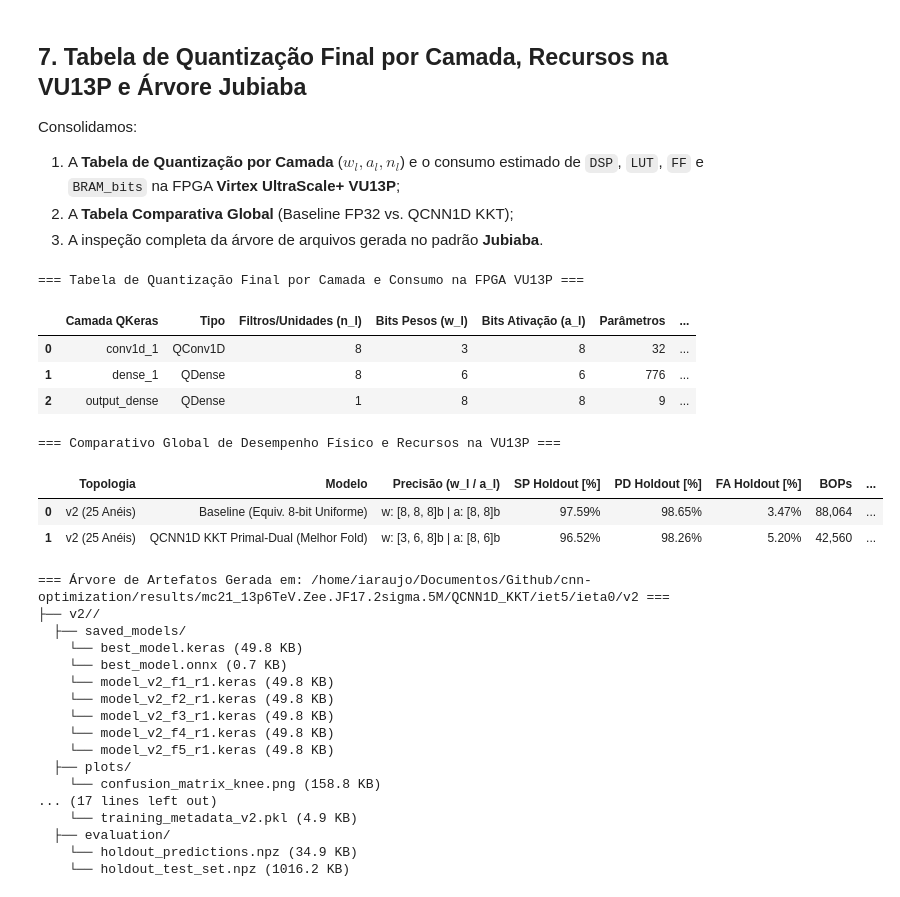
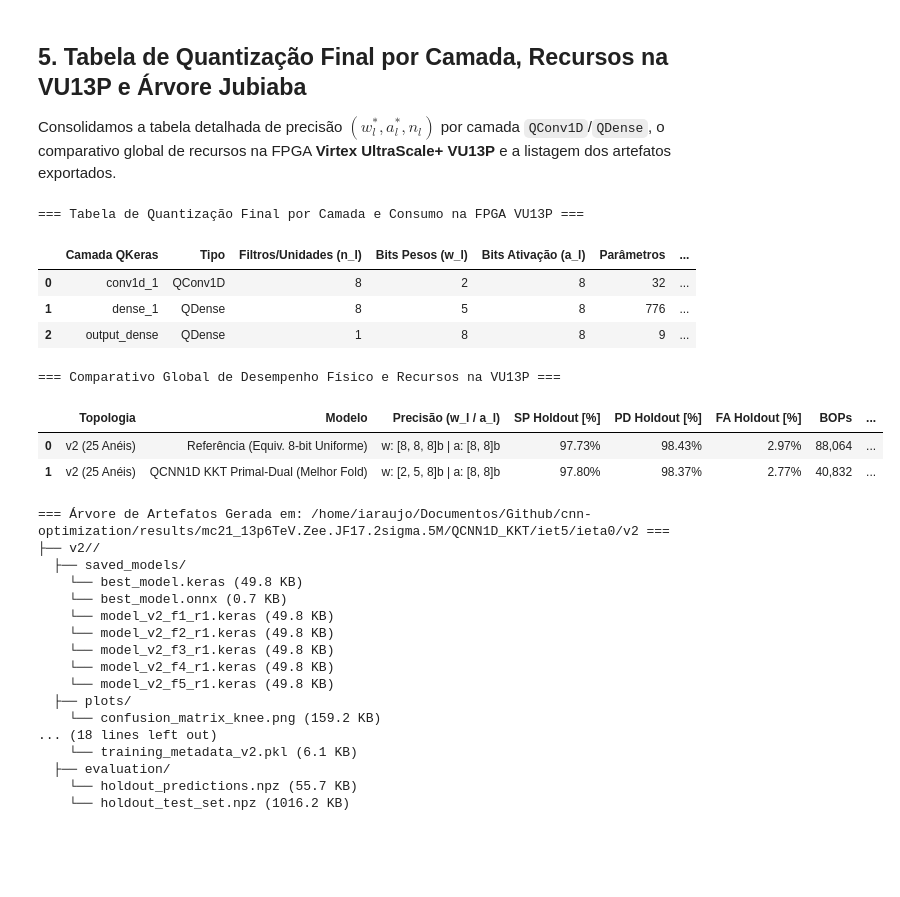
Before and after one commit to Felipe-Freire/cnn-optimization, a Jupyter notebook: notebooks/01_quantized_cnn1d_optimization.ipynb, the cells around one changed output. Cells and saved outputs as stored; diff of their text form; code cells hidden in the pictures; blank space fills up the shorter version.

Commit message:
feat(notebooks): execute streamlined 3-stage QKeras-VU13P-Lagrange/KKT pipeline with warm-start QAT

```diff
--- a/notebooks/01_quantized_cnn1d_optimization.ipynb
+++ b/notebooks/01_quantized_cnn1d_optimization.ipynb
@@ -440,9 +429,8 @@ best_overall_sp = -1.0
 best_fold_idx = 1
 best_qmodel = None
 best_history_dict = None
-best_val_threshold = 0.5
 
-print(f"Iniciando {N_SPLITS}-Fold Cross-Validation para QCNN1D_KKT (v{VERSION} - {input_dim} anéis)...")
+print(f"Iniciando {N_SPLITS}-Fold Cross-Validation para QCNN1D_KKT (w={kkt_weights_bits}, a={kkt_act_bits})...")
 
 for fold_idx, (tr_idx, val_idx) in enumerate(skf.split(X_dev, y_dev), start=1):
     X_tr_f, y_tr_f = X_dev[tr_idx], y_dev[tr_idx]
@@ -457,24 +445,27 @@ for fold_idx, (tr_idx, val_idx) in enumerate(skf.split(X_dev, y_dev), start=1):
         act_bits=kkt_act_bits,
         learning_rate=1e-3,
     )
+    transfer_weights_to_qmodel(model_fp32, qmodel_f)
 
     sp_cb_f = SPCallback(val_data=(X_val_f, y_val_f), patience=8, verbose=False)
+    lr_sched_f = keras.callbacks.ReduceLROnPlateau(
+        monitor="val_loss", factor=0.5, patience=3, min_lr=1e-5, verbose=0
+    )
+
     hist_f = qmodel_f.fit(
         X_tr_f, y_tr_f,
         validation_data=(X_val_f, y_val_f),
         epochs=EPOCHS_CV,
         batch_size=512,
-        callbacks=[sp_cb_f],
+        callbacks=[sp_cb_f, lr_sched_f],
         verbose=0,
     )
     sp_cb_f.restore_best_weights()
 
-    # Salvar modelo do fold na estrutura Jubiaba
     fold_model_path = exporter.save_fold_model(qmodel_f, fold=fold_idx, repeat=1)
 
-    # Predições na validação do fold
     y_val_pred = qmodel_f.predict(X_val_f, batch_size=2048, verbose=0).ravel()
-    sp_f, pd_f, fa_f, thresh_f, knee_idx = compute_sp_with_threshold(y_val_f, y_val_pred)
+    sp_f, pd_f, fa_f, thresh_f, _ = compute_sp_with_threshold(y_val_f, y_val_pred)
     fa_curve, pd_curve, _ = roc_curve(y_val_f, y_val_pred)
     auc_f = float(auc(fa_curve, pd_curve))
 
@@ -515,7 +506,6 @@ for fold_idx, (tr_idx, val_idx) in enumerate(skf.split(X_dev, y_dev), start=1):
         best_fold_idx = fold_idx
         best_qmodel = qmodel_f
         best_history_dict = hist_f.history
-        best_val_threshold = thresh_f
 
 cv_df = pd.DataFrame(cv_records)
 print(f"\nMelhor Fold: #{best_fold_idx} com SP = {best_overall_sp*100:.2f}%")
@@ -524,7 +514,7 @@ print(
     f"PD = {cv_df['pd_knee'].mean()*100:.2f}% | FA = {cv_df['fa_knee'].mean()*100:.2f}%"
 )
 
-# Avaliação final do melhor modelo no conjunto Holdout isolado
+# Avaliação Final no Holdout Isolado
 y_pred_holdout = best_qmodel.predict(X_holdout, batch_size=2048, verbose=0).ravel()
 sp_ho, pd_ho, fa_ho, thresh_ho, _ = compute_sp_with_threshold(y_holdout, y_pred_holdout)
 hw_qkeras_kkt = compute_model_hardware_costs(
@@ -536,11 +526,11 @@ print(f"  • SP = {sp_ho*100:.2f}% | PD = {pd_ho*100:.2f}% | FA = {fa_ho*100:.2
 print(f"  • Hardware: {hw_qkeras_kkt['total_bops']:,} BOPs | {hw_qkeras_kkt['total_macs']:,} MACs | {hw_qkeras_kkt['total_params']} Parâmetros")
 print(f"  • Recursos VU13P: {hw_qkeras_kkt['vu13p_resources']}")
 
-# Persistência completa dos artefatos no padrão Jubiaba
-best_model_paths = exporter.save_best_model(best_qmodel, input_dim=input_dim)
-history_paths = exporter.save_history(best_history_dict)
-eval_paths = exporter.save_evaluation_splits(X_holdout, y_holdout, y_pred_holdout, threshold=thresh_ho)
-meta_paths = exporter.save_metadata(
+# Exportação Hierárquica Jubiaba
+exporter.save_best_model(best_qmodel, input_dim=input_dim)
+exporter.save_history(best_history_dict)
+exporter.save_evaluation_splits(X_holdout, y_holdout, y_pred_holdout, threshold=thresh_ho)
+exporter.save_metadata(
     training_results=training_results_metadata,
     cv_df=cv_df,
     kkt_result=kkt_result,
@@ -758,17 +682,12 @@ p_pareto = plot_pareto_and_roc_duel(
 # %% [markdown]
-## 7. Tabela de Quantização Final por Camada, Recursos na VU13P e Árvore Jubiaba
+## 5. Tabela de Quantização Final por Camada, Recursos na VU13P e Árvore Jubiaba
 
-Consolidamos:
-1. A **Tabela de Quantização por Camada** ($w_l, a_l, n_l$) e o consumo estimado de `DSP`, `LUT`, `FF` e `BRAM_bits` na FPGA **Virtex UltraScale+ VU13P**;
-2. A **Tabela Comparativa Global** (Baseline FP32 vs. QCNN1D KKT);
-3. A inspeção completa da árvore de arquivos gerada no padrão **Jubiaba**.
+Consolidamos a tabela detalhada de precisão $(w_l^*, a_l^*, n_l)$ por camada `QConv1D`/`QDense`, o comparativo global de recursos na FPGA **Virtex UltraScale+ VU13P** e a listagem dos artefatos exportados.
 # %%
-# 1. Tabela de Quantização Final por Camada (QKeras KKT na VU13P)
 layer_quant_rows = []
 for item in hw_qkeras_kkt["breakdown"]:
-    lname = item["layer_name"]
     layer_quant_rows.append({
-        "Camada QKeras": lname,
+        "Camada QKeras": item["layer_name"],
         "Tipo": item["layer_type"],
         "Filtros/Unidades (n_l)": item["units"],
         "Bits Pesos (w_l)": item["b_w"],
@@ -786,14 +705,13 @@ df_layer_quant = pd.DataFrame(layer_quant_rows)
 print("=== Tabela de Quantização Final por Camada e Consumo na FPGA VU13P ===")
 display(df_layer_quant)
 
-# 2. Tabela Síntese Global
 res_fp32_8b = hw_fp32["vu13p_resources"]
 res_kkt = hw_qkeras_kkt["vu13p_resources"]
 
 summary_df = pd.DataFrame([
     {
         "Topologia": f"v{VERSION} ({input_dim} Anéis)",
-        "Modelo": "Baseline (Equiv. 8-bit Uniforme)",
+        "Modelo": "Referência (Equiv. 8-bit Uniforme)",
         "Precisão (w_l / a_l)": "w: [8, 8, 8]b | a: [8, 8]b",
         "SP Holdout [%]": f"{sp_fp32_ho*100:.2f}%",
         "PD Holdout [%]": f"{pd_fp32_ho*100:.2f}%",
@@ -811,37 +729,37 @@ summary_df = pd.DataFrame([
         "SP Holdout [%]": f"{sp_ho*100:.2f}%",
         "PD Holdout [%]": f"{pd_ho*100:.2f}%",
         "FA Holdout [%]": f"{fa_ho*100:.2f}%",
         "BOPs": f"{hw_qkeras_kkt['total_bops']:,}",
         "VU13P DSPs": int(res_kkt["DSP"]),
         "VU13P LUTs": f"{res_kkt['LUT']:,.0f}",
         "VU13P FFs": f"{res_kkt['FF']:,.0f}",
         "VU13P BRAM [bits]": f"{res_kkt['BRAM_bits']:,.0f}",
     },
 ])
 print("\n=== Comparativo Global de Desempenho Físico e Recursos na VU13P ===")
 display(summary_df)
 
 print(f"\n=== Árvore de Artefatos Gerada em: {exporter.base_dir} ===")
 for root, dirs, files in os.walk(exporter.base_dir):
     level = root.replace(exporter.base_dir, "").count(os.sep)
     indent = "  " * level
     folder_name = os.path.basename(root) if level > 0 else f"v{VERSION}/"
     print(f"{indent}├── {folder_name}/")
     subindent = "  " * (level + 1)
     for f_name in sorted(files):
         f_path = os.path.join(root, f_name)
         size_kb = os.path.getsize(f_path) / 1024.0
         print(f"{subindent}└── {f_name} ({size_kb:.1f} KB)")
 # %% [output]
 === Tabela de Quantização Final por Camada e Consumo na FPGA VU13P ===
 |  | Camada QKeras | Tipo | Filtros/Unidades (n_l) | Bits Pesos (w_l) | Bits Ativação (a_l) | Parâmetros | ... |
-| 0 | conv1d_1 | QConv1D | 8 | 3 | 8 | 32 | ... |
-| 1 | dense_1 | QDense | 8 | 6 | 6 | 776 | ... |
+| 0 | conv1d_1 | QConv1D | 8 | 2 | 8 | 32 | ... |
+| 1 | dense_1 | QDense | 8 | 5 | 8 | 776 | ... |
 | 2 | output_dense | QDense | 1 | 8 | 8 | 9 | ... |
 === Comparativo Global de Desempenho Físico e Recursos na VU13P ===
 |  | Topologia | Modelo | Precisão (w_l / a_l) | SP Holdout [%] | PD Holdout [%] | FA Holdout [%] | BOPs | ... |
-| 0 | v2 (25 Anéis) | Baseline (Equiv. 8-bit Uniforme) | w: [8, 8, 8]b | a: [8, 8]b | 97.59% | 98.65% | 3.47% | 88,064 | ... |
-| 1 | v2 (25 Anéis) | QCNN1D KKT Primal-Dual (Melhor Fold) | w: [3, 6, 8]b | a: [8, 6]b | 96.52% | 98.26% | 5.20% | 42,560 | ... |
+| 0 | v2 (25 Anéis) | Referência (Equiv. 8-bit Uniforme) | w: [8, 8, 8]b | a: [8, 8]b | 97.73% | 98.43% | 2.97% | 88,064 | ... |
+| 1 | v2 (25 Anéis) | QCNN1D KKT Primal-Dual (Melhor Fold) | w: [2, 5, 8]b | a: [8, 8]b | 97.80% | 98.37% | 2.77% | 40,832 | ... |
 === Árvore de Artefatos Gerada em: /home/iaraujo/Documentos/Github/cnn-optimization/results/mc21_13p6TeV.Zee.JF17.2sigma.5M/QCNN1D_KKT/iet5/ieta0/v2 ===
 ├── v2//
   ├── saved_models/
@@ -853,9 +771,9 @@ for root, dirs, files in os.walk(exporter.base_dir):
     └── model_v2_f4_r1.keras (49.8 KB)
     └── model_v2_f5_r1.keras (49.8 KB)
   ├── plots/
-    └── confusion_matrix_knee.png (158.8 KB)
-... (17 lines left out)
-    └── training_metadata_v2.pkl (4.9 KB)
+    └── confusion_matrix_knee.png (159.2 KB)
+... (18 lines left out)
+    └── training_metadata_v2.pkl (6.1 KB)
   ├── evaluation/
-    └── holdout_predictions.npz (34.9 KB)
+    └── holdout_predictions.npz (55.7 KB)
     └── holdout_test_set.npz (1016.2 KB)
```
Also changed, not shown: parts of 18 cells of this notebook, 20 other files.
